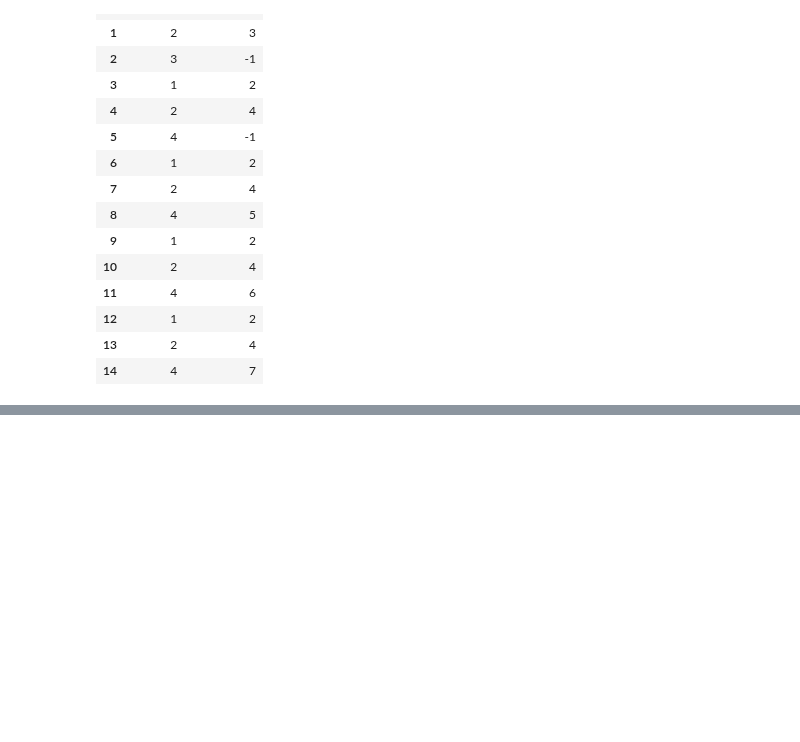
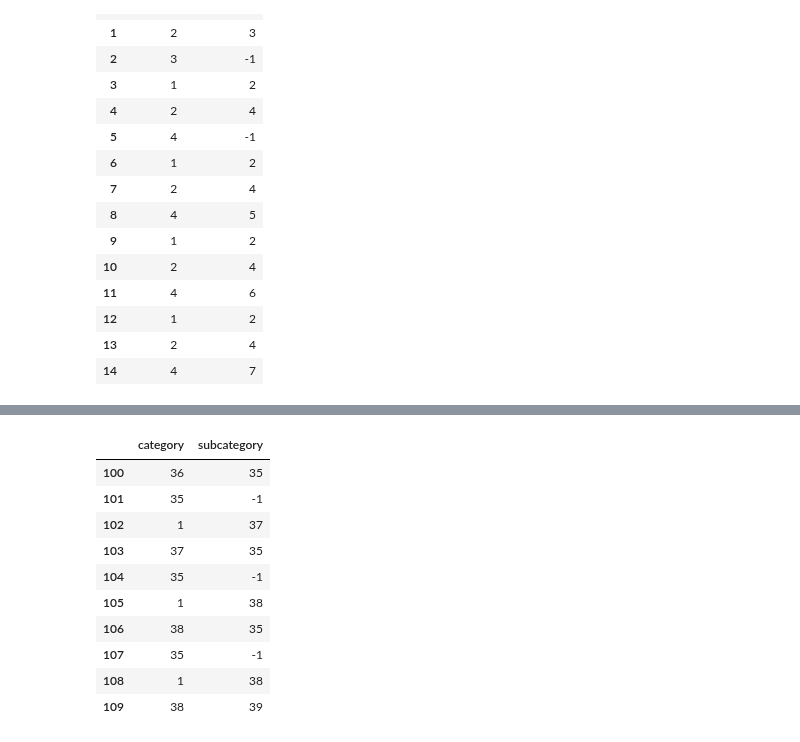
Before and after one commit to almsam/ISupply-project, a Jupyter notebook: db upload/tree upload/Tree upload NB.ipynb, the cells around one changed output, grey strips where cells are left out. Cells and saved outputs as stored; diff of their text form; code cells hidden in the pictures; blank space fills up the shorter version.

```diff
--- a/db upload/tree upload/Tree upload NB.ipynb
+++ b/db upload/tree upload/Tree upload NB.ipynb
@@ -137,0 +154,14 @@ dfInt.head(15)
+# %%
+dfInt.iloc[100:110]
+# %% [output]
+|  | category | subcategory |
+| 100 | 36 | 35 |
+| 101 | 35 | -1 |
+| 102 | 1 | 37 |
+| 103 | 37 | 35 |
+| 104 | 35 | -1 |
+| 105 | 1 | 38 |
+| 106 | 38 | 35 |
+| 107 | 35 | -1 |
+| 108 | 1 | 38 |
+| 109 | 38 | 39 |
```
Also changed, not shown: parts of 5 cells of this notebook.
